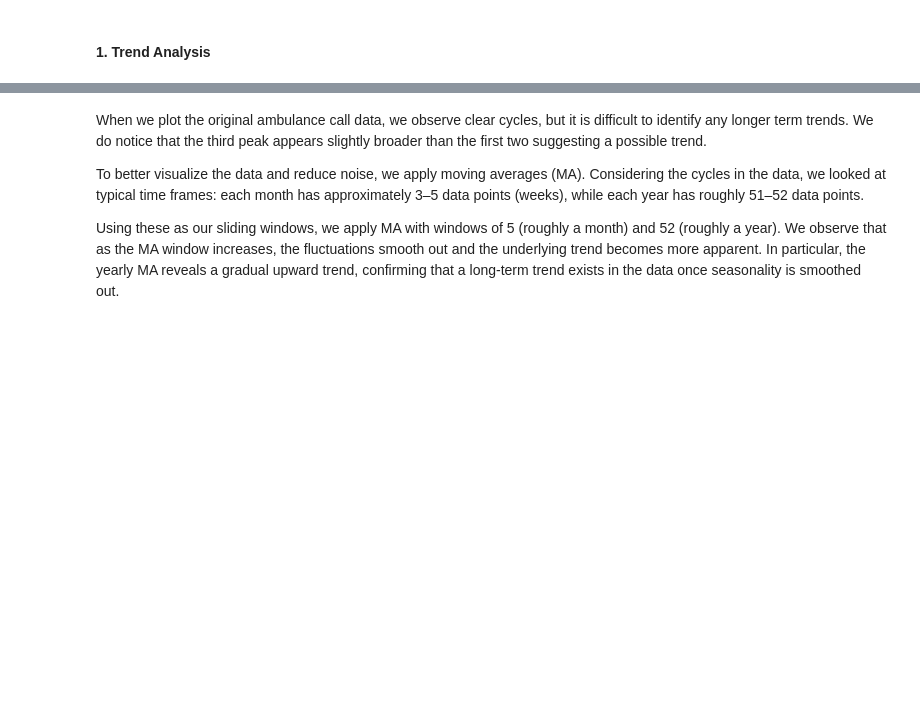
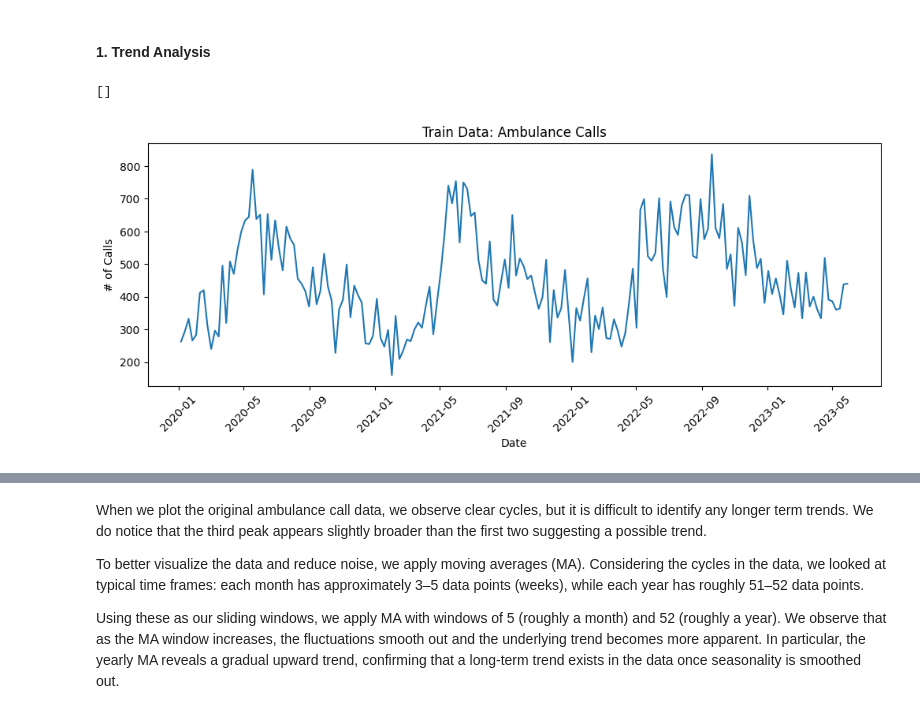
Before and after one commit to zaherarman/forecasting-learning, a Jupyter notebook: ambulance-forecasting.ipynb, the cells around one changed output, grey strips where cells are left out. Drawn from its saved outputs; the diff is of its cells as text; code cells hidden in the pictures; blank space fills up the shorter version.

```diff
--- a/ambulance-forecasting.ipynb
+++ b/ambulance-forecasting.ipynb
@@ -29,13 +78,16 @@ print(f"Test shape: {ambulance_test_df.shape}")
 # %% [markdown]
 #### 1. Trend Analysis
 # %%
-plt.figure(figsize=(10,5))
+plt.figure(figsize=(12,4))
 plt.plot(ambulance_train_df["date"], ambulance_train_df["calls"])
 plt.title("Train Data: Ambulance Calls")
 plt.xlabel("Date")
 plt.ylabel("# of Calls")
 plt.xticks(rotation=45)
 plt.plot()
+# %% [output]
+[]
+[figure, added]
 # %%
 ma_windows = [5,26,52]
 
```
Also changed, not shown: parts of 30 cells of this notebook.
